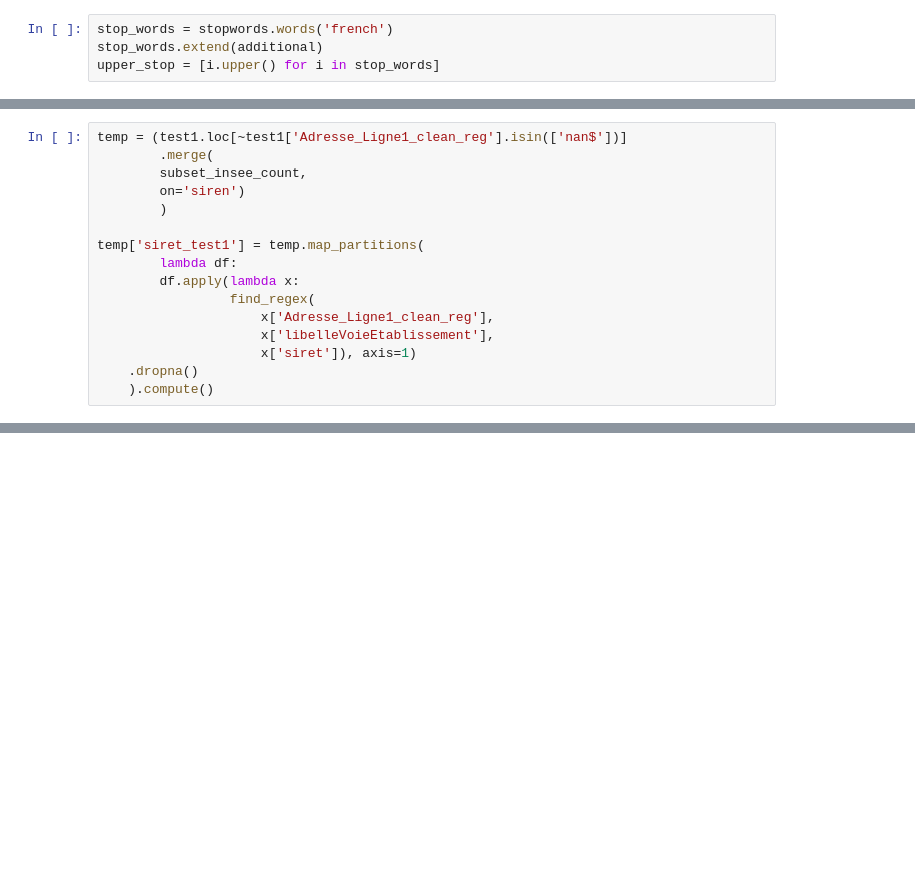
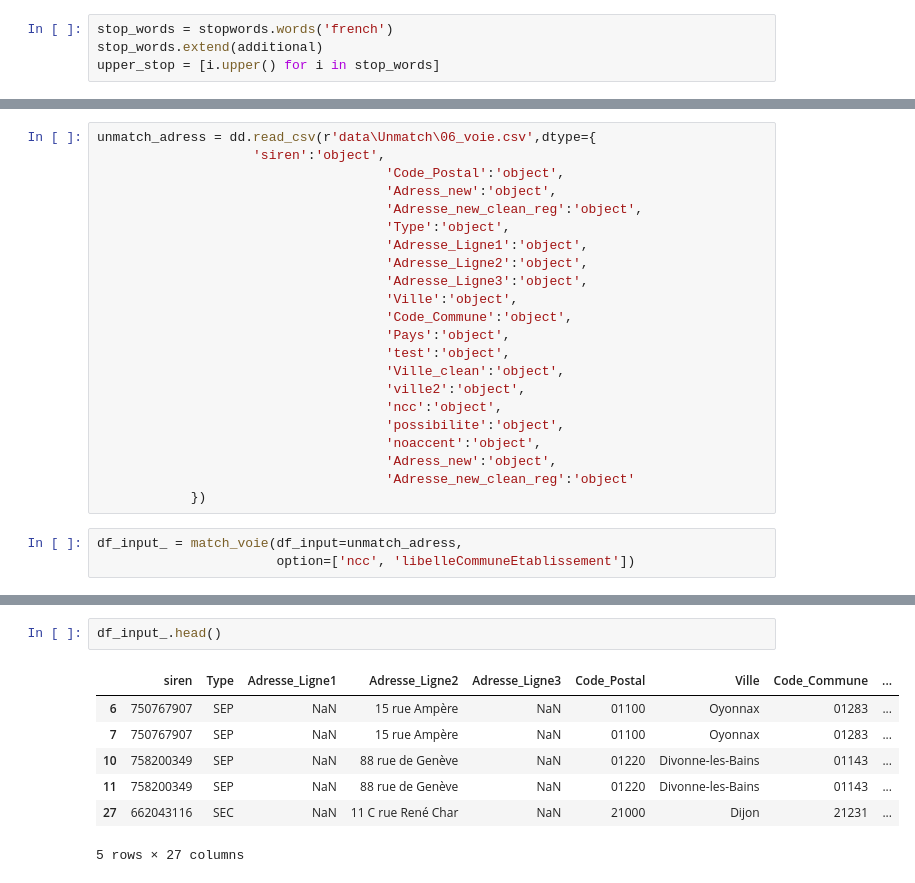
Before and after one commit to thomaspernet/InseeInpi_matching, a Jupyter notebook: Notebooks_matching/ETS.ipynb, the cells around one changed output, grey strips where cells are left out. Cells and saved outputs as stored; diff of their text form; blank space fills up the shorter version.

```diff
--- a/Notebooks_matching/ETS.ipynb
+++ b/Notebooks_matching/ETS.ipynb
@@ -1013,16 +783,0 @@ subset_insee_count.loc[lambda x: x['siren'].isin(['712980432'])]
-# %%
-temp = (test1.loc[~test1['Adresse_Ligne1_clean_reg'].isin(['nan$'])]
-        .merge(
-        subset_insee_count,
-        on='siren')
-        )
-
-temp['siret_test1'] = temp.map_partitions(
-        lambda df:
-        df.apply(lambda x:
-                 find_regex(
-                     x['Adresse_Ligne1_clean_reg'],
-                     x['libelleVoieEtablissement'],
-                     x['siret']), axis=1)
-    .dropna()
-    ).compute()
@@ -1179,0 +1222,25 @@ temp.assign(url = lambda x :
+# %%
+unmatch_adress = dd.read_csv(r'data\Unmatch\06_voie.csv',dtype={
+                    'siren':'object',
+                                     'Code_Postal':'object',
+                                     'Adress_new':'object',
+                                     'Adresse_new_clean_reg':'object',
+                                     'Type':'object',
+                                     'Adresse_Ligne1':'object',
+                                     'Adresse_Ligne2':'object',
+                                     'Adresse_Ligne3':'object',
+                                     'Ville':'object',
+                                     'Code_Commune':'object',
+                                     'Pays':'object',
+                                     'test':'object',
+                                     'Ville_clean':'object',
+                                     'ville2':'object',
+                                     'ncc':'object',
+                                     'possibilite':'object',
+                                     'noaccent':'object',
+                                     'Adress_new':'object',
+                                     'Adresse_new_clean_reg':'object'
+            })
+# %%
+df_input_ = match_voie(df_input=unmatch_adress,
+                       option=['ncc', 'libelleCommuneEtablissement'])
@@ -1179,0 +1271,10 @@ temp.assign(url = lambda x :
+# %%
+df_input_.head()
+# %% [output]
+|  | siren | Type | Adresse_Ligne1 | Adresse_Ligne2 | Adresse_Ligne3 | Code_Postal | Ville | Code_Commune | ... |
+| 6 | 750767907 | SEP | NaN | 15 rue Ampère | NaN | 01100 | Oyonnax | 01283 | ... |
+| 7 | 750767907 | SEP | NaN | 15 rue Ampère | NaN | 01100 | Oyonnax | 01283 | ... |
+| 10 | 758200349 | SEP | NaN | 88 rue de Genève | NaN | 01220 | Divonne-les-Bains | 01143 | ... |
+| 11 | 758200349 | SEP | NaN | 88 rue de Genève | NaN | 01220 | Divonne-les-Bains | 01143 | ... |
+| 27 | 662043116 | SEC | NaN | 11 C rue René Char | NaN | 21000 | Dijon | 21231 | ... |
+5 rows × 27 columns
```
Also changed, not shown: parts of 146 cells of this notebook, 1 other file.
